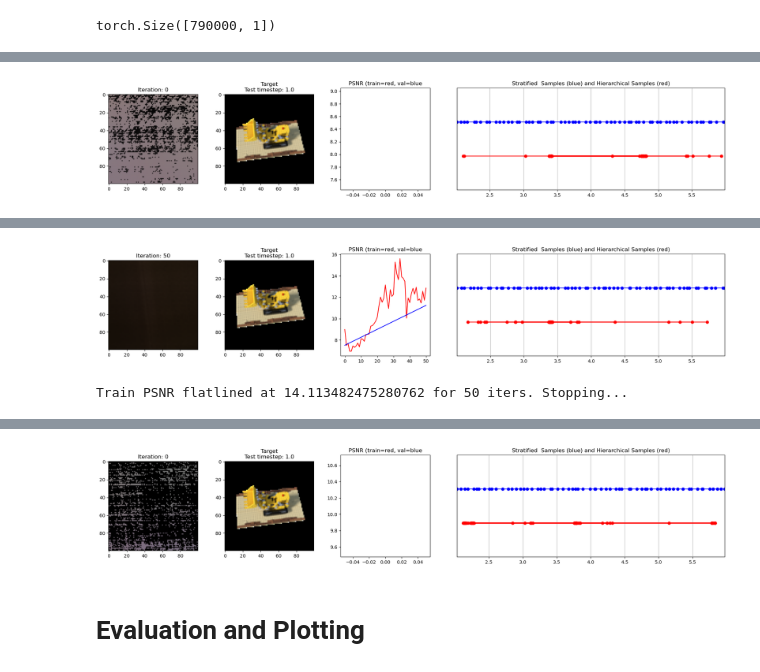
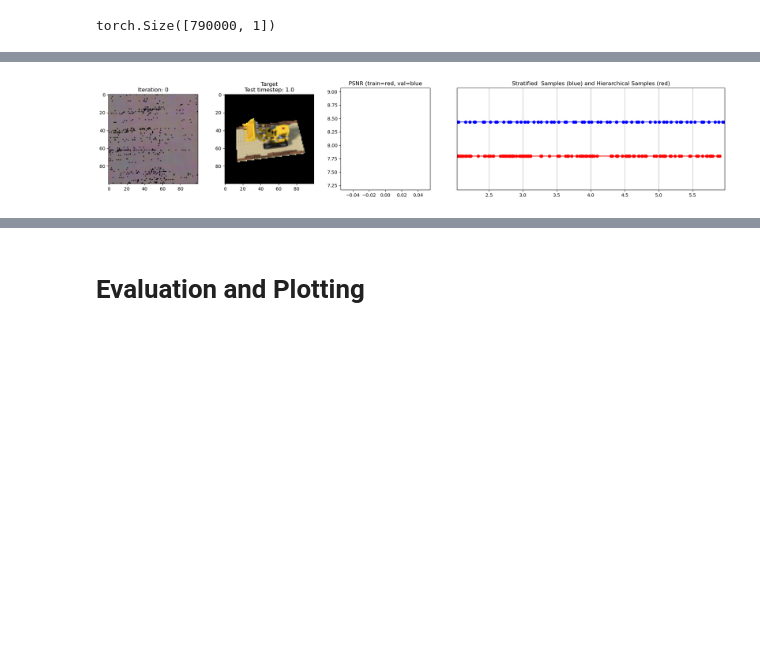
Before and after one commit to ivanvoid/Tiny_Kilo-D-NeRF-NGP, a Jupyter notebook: tiny_d_nerf.ipynb, the cells around one changed output, grey strips where cells are left out. Saved outputs shown, nothing was run; the diff lists cells and outputs as text; code cells hidden in the pictures; blank space fills up the shorter version.

Commit message:
skip fix

```diff
--- a/tiny_d_nerf.ipynb
+++ b/tiny_d_nerf.ipynb
@@ -777,6 +816,7 @@ def nerf_forward(
 	# concatenate the results (to avoid out-of-memory issues).
 	predictions = []
 	for batch, batch_viewdirs, batch_time in zip(batches, batches_viewdirs, batches_times):
+		# batch, batch_viewdirs, batch_time  = batch.contiguous(), batch_viewdirs.contiguous(), batch_time.contiguous()
 		batch, batch_viewdirs, batch_time  = batch.to(device), batch_viewdirs.to(device), batch_time.to(device)
 		one_batch_prediction = coarse_model(batch, viewdirs=batch_viewdirs, timesteps=batch_time)
 		predictions.append(one_batch_prediction)
@@ -797,6 +837,7 @@ def nerf_forward(
 
 	###
 	# Fine model pass.
+	debug('Fine model pass\n')
 	if n_samples_hierarchical > 0:
 		# Save previous outputs to return.
 		rgb_map_0, depth_map_0, acc_map_0 = rgb_map, depth_map, acc_map
@@ -830,6 +871,7 @@ def nerf_forward(
 		fine_model = fine_model if fine_model is not None else coarse_model
 		predictions = []
 		for batch, batch_viewdirs, batch_time in zip(batches, batches_viewdirs, batches_times):
+			# batch, batch_viewdirs, batch_time  = batch.contiguous(), batch_viewdirs.contiguous(), batch_time.contiguous()
 			batch, batch_viewdirs, batch_time  = batch.to(device), batch_viewdirs.to(device), batch_time.to(device)
 			one_batch_predictions = fine_model(batch, viewdirs=batch_viewdirs, timesteps=batch_time)
 			predictions.append(one_batch_predictions)
@@ -866,8 +908,8 @@ d_input = 3           # Number of input dimensions
 n_freqs = 10          # Number of encoding functions for samples
 log_space = True      # If set, frequencies scale in log space
 use_viewdirs = True   # If set, use view direction as input
-n_freqs_views = 4     # Number of encoding functions for views
-n_freqs_time = 4      # Number of encoding functions for time
+n_freqs_views = 10    # Number of encoding functions for views
+n_freqs_time = 10     # Number of encoding functions for time
 
 # Stratified sampling
 n_samples = 64         # Number of spatial samples per ray
@@ -875,20 +917,22 @@ perturb = True         # If set, applies noise to sample positions
 inverse_depth = False  # If set, samples points linearly in inverse depth
 
 # Model
-d_filter = 128          # Dimensions of linear layer filters
-n_layers = 2            # Number of layers in network bottleneck
+d_filter = 256#128          # Dimensions of linear layer filters
+n_layers = 4            # Number of layers in network bottleneck
 skip = []               # Layers at which to apply input residual
 use_fine_model = True   # If set, creates a fine model
 d_filter_fine = 128     # Dimensions of linear layer filters of fine network
 n_layers_fine = 6       # Number of layers in fine network bottleneck
+skip_fine = [3]			# Layers at which to apply input residual of fine network
 zero_canonical = True  # Use timestep 0 for a canonical space representation for D-NeRF
 
 # Hierarchical sampling
-n_samples_hierarchical = 64   # Number of samples per ray
+n_samples_hierarchical = 128 #64   # Number of samples per ray
 perturb_hierarchical = False  # If set, applies noise to sample positions
 
 # Optimizer
-lr = 5e-4  # Learning rate
+lr = 5e-4  								 # Learning rate
+scheduler_start_end_factors = [1.0, 0.9] # Linear decay of learning rate
 
 # Training
 n_iters = 10000
@@ -1013,19 +1057,20 @@ def init_models():
 			d_time = d_timesteps,
 			encode = encode,
 			zero_canonical=zero_canonical)
-
+	debug('Coarse model\n'+str(model))
 	model.to(device)
 	model_params = list(model.parameters())
 	if use_fine_model:
 		fine_model = DNeRF(
 					d_input = encoder.d_output,
-					n_layers=n_layers,
-					d_filter=d_filter, skip=skip,
+					n_layers=n_layers_fine,
+					d_filter=d_filter_fine,
+					skip=skip_fine,
 					d_viewdirs=d_viewdirs,
 					d_time=d_timesteps,
 					encode=encode,
 					zero_canonical=zero_canonical)
-
+		debug('Fine model\n'+str(fine_model))
 		fine_model.to(device)
 		model_params = model_params + list(fine_model.parameters())
 	else:
@@ -1037,7 +1082,13 @@ def init_models():
 	# Early Stopping
 	warmup_stopper = EarlyStopping(patience=50)
 
-	return model, fine_model, encode, encode_viewdirs, encode_time, optimizer, warmup_stopper
+	# Scheduler
+	scheduler = torch.optim.lr_scheduler.LinearLR(optimizer,
+			start_factor=scheduler_start_end_factors[0],
+			end_factor=scheduler_start_end_factors[1],
+			total_iters=n_iters)
+
+	return model, fine_model, encode, encode_viewdirs, encode_time, optimizer, warmup_stopper, scheduler
 # %% [markdown]
 ## Training Loop
 
@@ -1119,6 +1170,7 @@ def train_one_time(i, i_batch, rays_rgb=None, time_bundle=None):
 	optimizer.step()
 	optimizer.zero_grad()
 	psnr = -10. * torch.log10(loss)
+	scheduler.step()
 
 	return psnr.item(), i_batch
 # %%
@@ -1263,7 +1315,7 @@ def train():
 # %%
 # Run training session(s)
 for _ in range(n_restarts):
-	model, fine_model, encode, encode_viewdirs, encode_time, optimizer, warmup_stopper = init_models()
+	model, fine_model, encode, encode_viewdirs, encode_time, optimizer, warmup_stopper, scheduler=init_models()
 	success, train_psnrs, val_psnrs = train()
 	if success and val_psnrs[-1] >= warmup_min_fitness:
 		print('Training successful!')
@@ -1277 +1329 @@ Loss: 0.17738759517669678
-[figure, old version]
+[figure, new version]
@@ -1279,2 +1329,0 @@ Loss: 0.07529524713754654
-[figure, removed]
-Train PSNR flatlined at 14.113482475280762 for 50 iters. Stopping...
@@ -1282,4 +1330,3 @@ Loss: 0.11132600903511047
-[figure, removed]
 # %%
 torch.save(model.state_dict(), 'd-nerf.pt')
 torch.save(fine_model.state_dict(), 'd-nerf-fine.pt')
```
Also changed, not shown: parts of 5 cells of this notebook.
